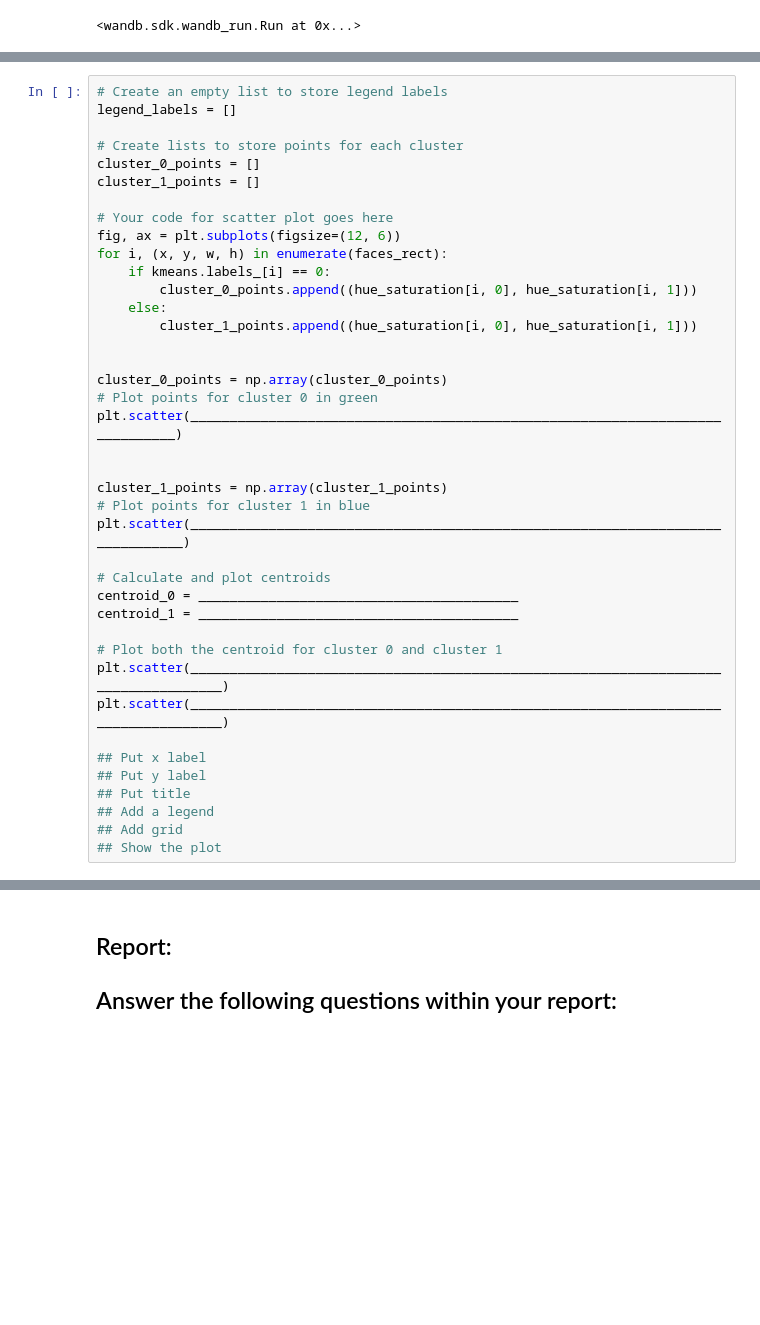
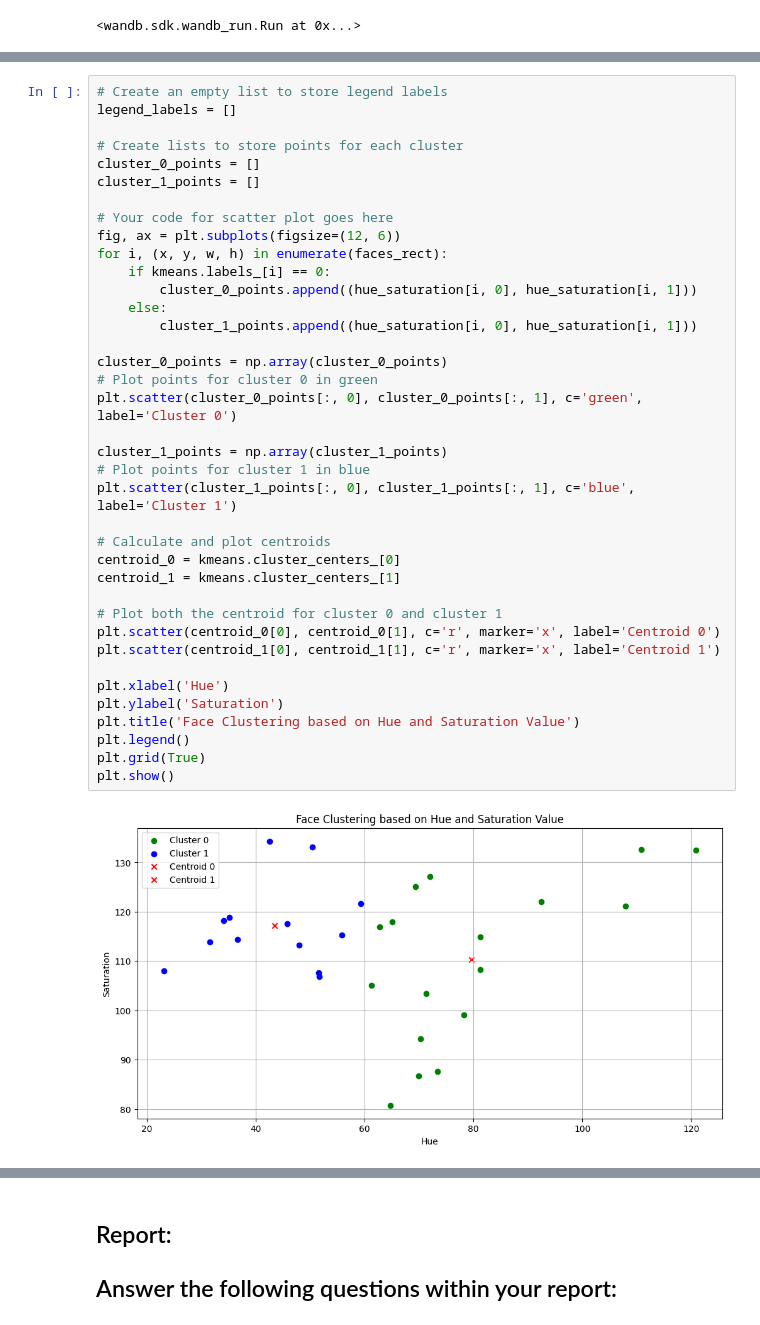
Before and after one commit to Sanskar7388/distance_classification, a Jupyter notebook: sanskar_lab-5.ipynb, the cells around one changed output, grey strips where cells are left out. Drawn from its saved outputs; the diff is of its cells as text; blank space fills up the shorter version.

```diff
--- a/sanskar_lab-5.ipynb
+++ b/sanskar_lab-5.ipynb
@@ -97,42 +95,42 @@ for i, (x,y,w,h ) in enumerate(faces_rect):
 # %%
 # Create an empty list to store legend labels
 legend_labels = []
 
 # Create lists to store points for each cluster
 cluster_0_points = []
 cluster_1_points = []
 
 # Your code for scatter plot goes here
 fig, ax = plt.subplots(figsize=(12, 6))
 for i, (x, y, w, h) in enumerate(faces_rect):
     if kmeans.labels_[i] == 0:
         cluster_0_points.append((hue_saturation[i, 0], hue_saturation[i, 1]))
     else:
         cluster_1_points.append((hue_saturation[i, 0], hue_saturation[i, 1]))
 
-
 cluster_0_points = np.array(cluster_0_points)
 # Plot points for cluster 0 in green
-plt.scatter(______________________________________________________________________________)
-
+plt.scatter(cluster_0_points[:, 0], cluster_0_points[:, 1], c='green', label='Cluster 0')
 
 cluster_1_points = np.array(cluster_1_points)
 # Plot points for cluster 1 in blue
-plt.scatter(_______________________________________________________________________________)
+plt.scatter(cluster_1_points[:, 0], cluster_1_points[:, 1], c='blue', label='Cluster 1')
 
 # Calculate and plot centroids
-centroid_0 = _________________________________________
-centroid_1 = _________________________________________
+centroid_0 = kmeans.cluster_centers_[0]
+centroid_1 = kmeans.cluster_centers_[1]
 
 # Plot both the centroid for cluster 0 and cluster 1
-plt.scatter(____________________________________________________________________________________)
-plt.scatter(____________________________________________________________________________________)
+plt.scatter(centroid_0[0], centroid_0[1], c='r', marker='x', label='Centroid 0')
+plt.scatter(centroid_1[0], centroid_1[1], c='r', marker='x', label='Centroid 1')
 
-## Put x label
-## Put y label
-## Put title
-## Add a legend
-## Add grid
-## Show the plot
+plt.xlabel('Hue')
+plt.ylabel('Saturation')
+plt.title('Face Clustering based on Hue and Saturation Value')
+plt.legend()
+plt.grid(True)
+plt.show()
+# %% [output]
+[figure, added]
 # %%
 ## Read the class of the template image 'Dr_Shashi_Tharoor.jpg' using cv2 and store it in template_img
```
Also changed, not shown: parts of 5 cells of this notebook.
